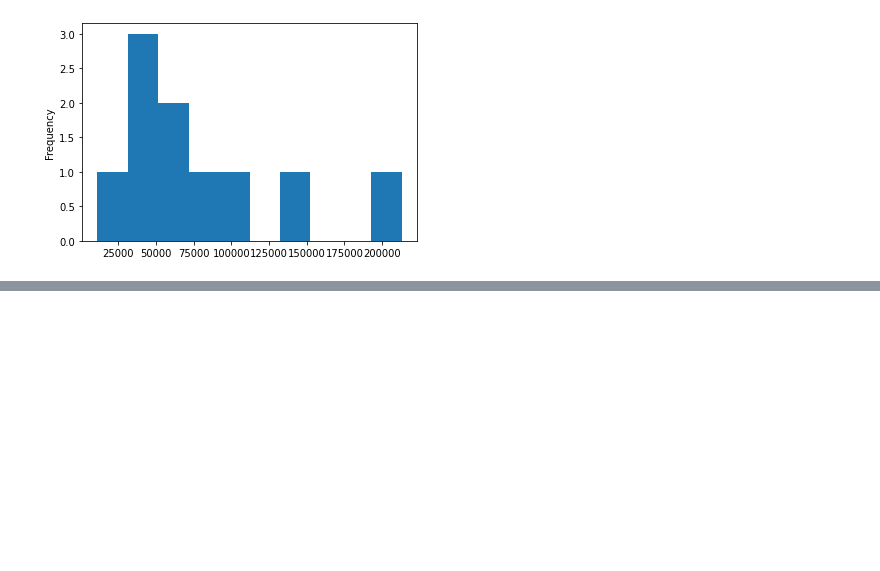
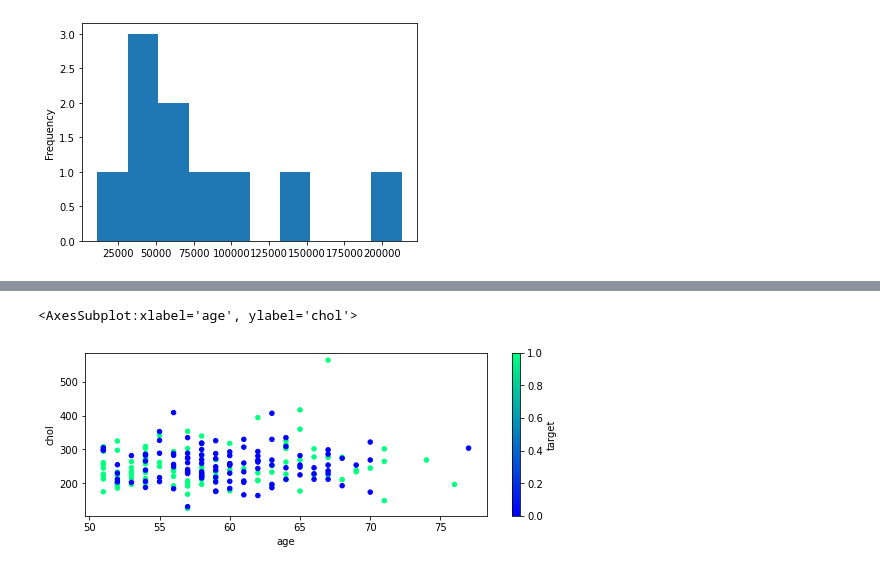
Before and after one commit to pesadaum/learning, a Jupyter notebook: courses/data-science-and-machine-learning-ztm/8_Matplotlib/matplotlib.ipynb, the cells around one changed output, grey strips where cells are left out. Drawn from its saved outputs; the diff is of its cells as text; code cells hidden in the pictures; blank space fills up the shorter version.

```diff
--- a/courses/data-science-and-machine-learning-ztm/8_Matplotlib/matplotlib.ipynb
+++ b/courses/data-science-and-machine-learning-ztm/8_Matplotlib/matplotlib.ipynb
@@ -214,0 +222,3 @@ car_sales['Odometer (KM)'].plot.hist()
+# %%
+heart_disease = pd.read_csv('./heart-disease.csv')
+heart_disease.head()
@@ -214,0 +232,3 @@ car_sales['Odometer (KM)'].plot.hist()
+# %%
+over_50 = heart_disease[heart_disease['age'] > 50]
+over_50
@@ -214,0 +249,12 @@ car_sales['Odometer (KM)'].plot.hist()
+# %%
+# Usando API pyplot
+fig, ax = plt.subplots(figsize=(9,3))
+over_50.plot(kind='scatter',
+             x='age',
+             y='chol',
+             c='target',
+             ax=ax,
+             cmap='winter')
+# %% [output]
+<AxesSubplot:xlabel='age', ylabel='chol'>
+[figure, added]
```
Also changed, not shown: parts of 10 cells of this notebook, 6 other files.
